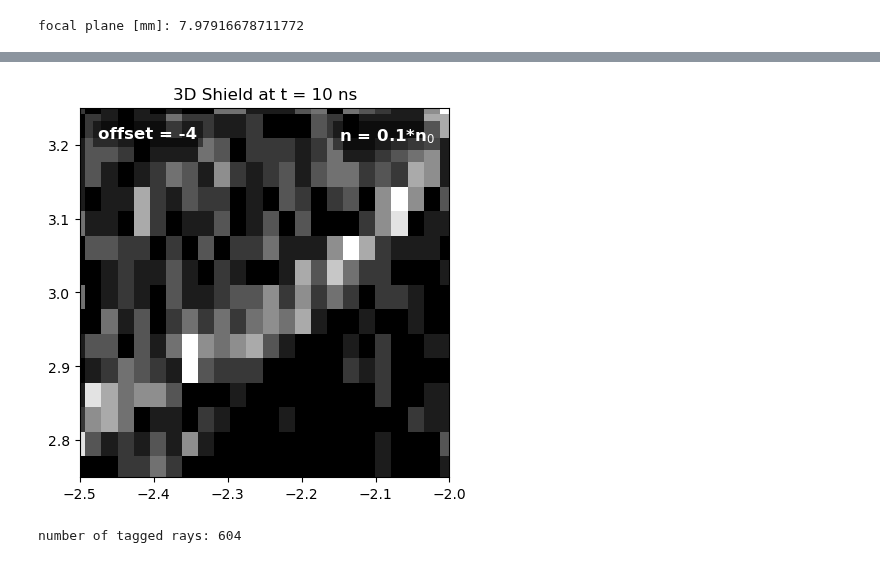
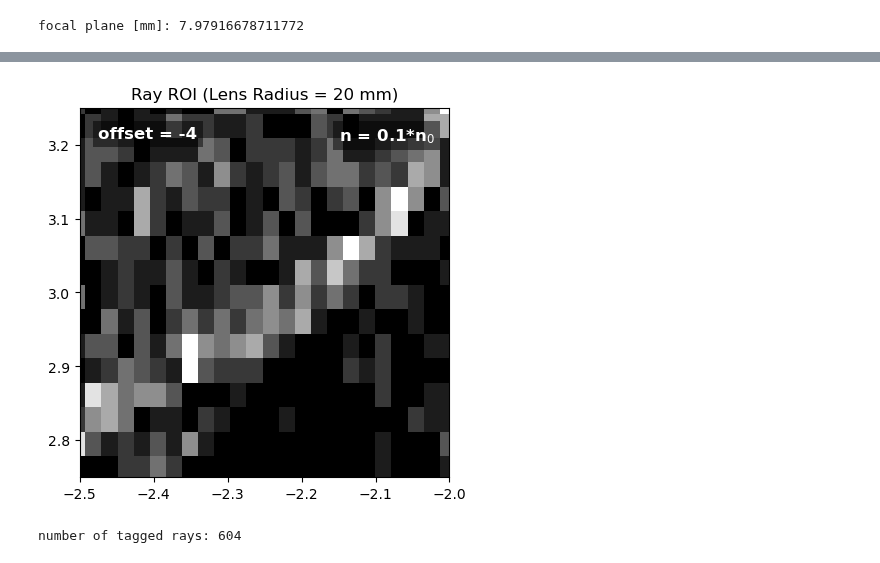
Before and after one commit to alextimoney/LIONZ_MagShockZ, a Jupyter notebook: particle_tracking/ray_tagging.ipynb, the cells around one changed output, grey strips where cells are left out. Cells and saved outputs as stored; diff of their text form; code cells hidden in the pictures.

```diff
--- a/particle_tracking/ray_tagging.ipynb
+++ b/particle_tracking/ray_tagging.ipynb
@@ -157,28 +151,28 @@ plt.savefig(f'/home/timoney/scratch/timoney/MagShockZ/images/ray_tracking/off={o
 # %%
 fig, axs = plt.subplots()
-sh.plot(axs, cmap=cm, clim=clim)
+tracker.plot(axs, cmap=cm, clim=clim)
 plt.ylim(y_lower, y_upper)
 plt.xlim(x_lower, x_upper)
 
 axs.text(0.7, 0.95, f'n = {scale}*n$_0$',
      transform=axs.transAxes,
      color='white',
      fontsize=12,
      fontweight='bold',
      verticalalignment='top',
      bbox=dict(facecolor='black', alpha=0.5, edgecolor='none'))
 axs.text(0.05, 0.95, f'offset = {offset}',
      transform=axs.transAxes,
      color='white',
      fontsize=12,
      fontweight='bold',
      verticalalignment='top',
      bbox=dict(facecolor='black', alpha=0.5, edgecolor='none'))
 
-plt.title('3D Shield at t = 10 ns')
+plt.title(f'Ray ROI (Lens Radius = {Lens_Rad} mm)')
 plt.savefig(f'/home/timoney/scratch/timoney/MagShockZ/images/ray_tracking/off={offset}_roi_zoom.jpg', bbox_inches='tight')
 # %% [output]
-[figure, old version]
+[figure, new version]
 # %%
 # find rays in region of interest
 # between (-3, 2) and (-2, 3) - defined above
```
Also changed, not shown: parts of 44 cells of this notebook, 2 other files.
